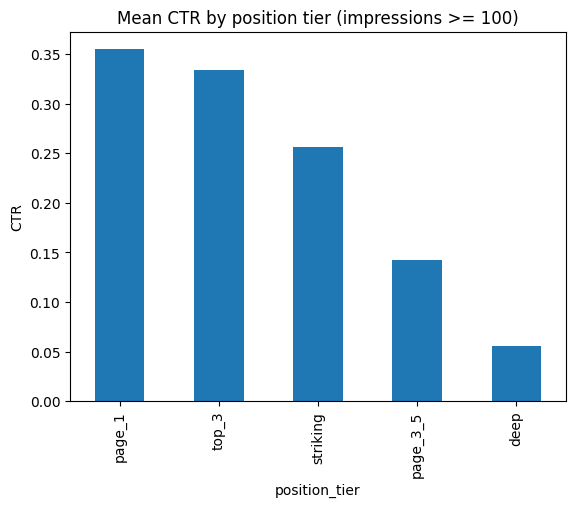
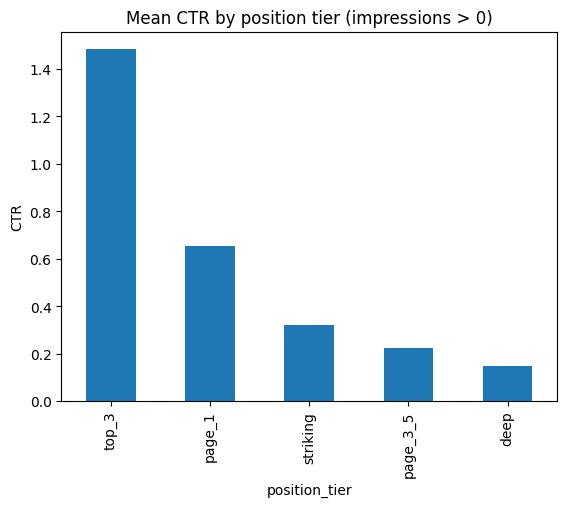
The notebook cell's code change between the first figure and the second:
--- before
+++ after
@@ -1,4 +1,4 @@
-visible = df[df["impressions_90d"] >= 100]
+visible = df[df["impressions_90d"] > 0]
 ctr_by_pos = visible.groupby("position_tier")["ctr"].mean().sort_values(ascending=False)
 print(ctr_by_pos.round(4).to_string())
-ctr_by_pos.plot(kind="bar", title="Mean CTR by position tier (impressions >= 100)", ylabel="CTR");
+ctr_by_pos.plot(kind="bar", title="Mean CTR by position tier (impressions > 0)", ylabel="CTR");

Commit: Created using Colab